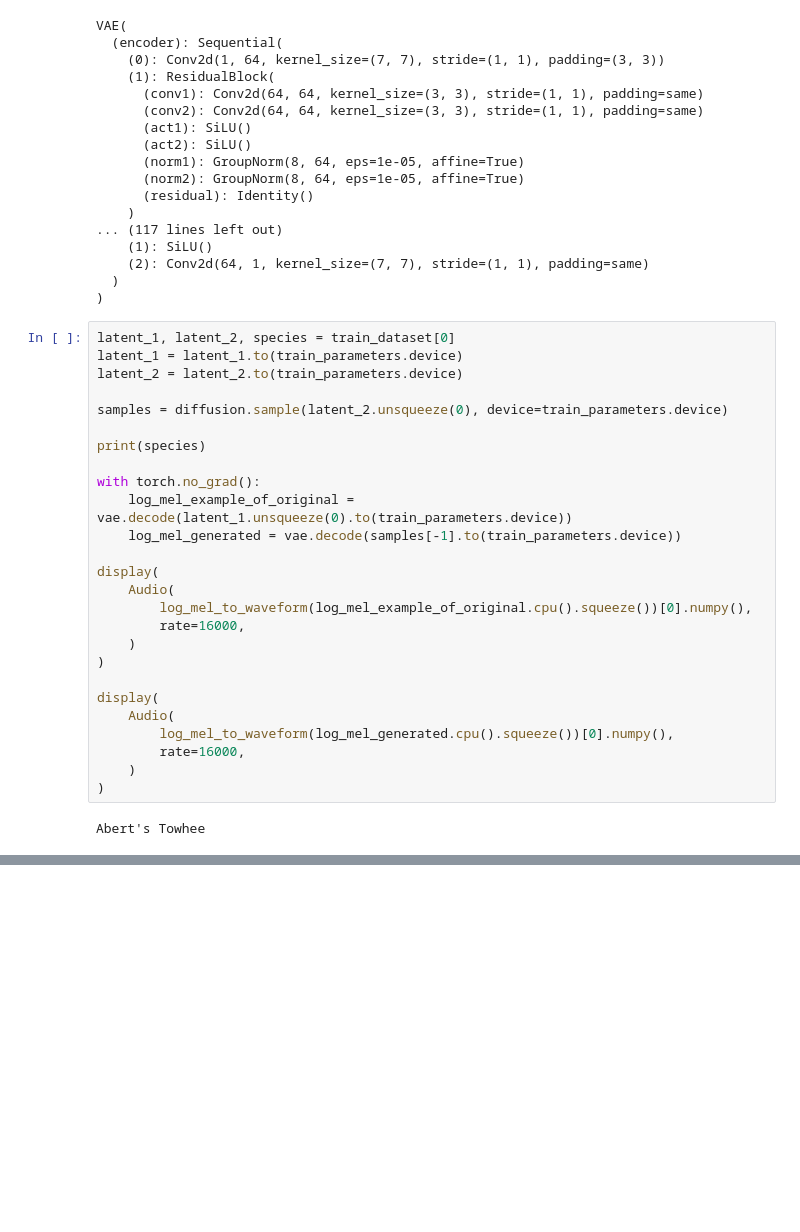
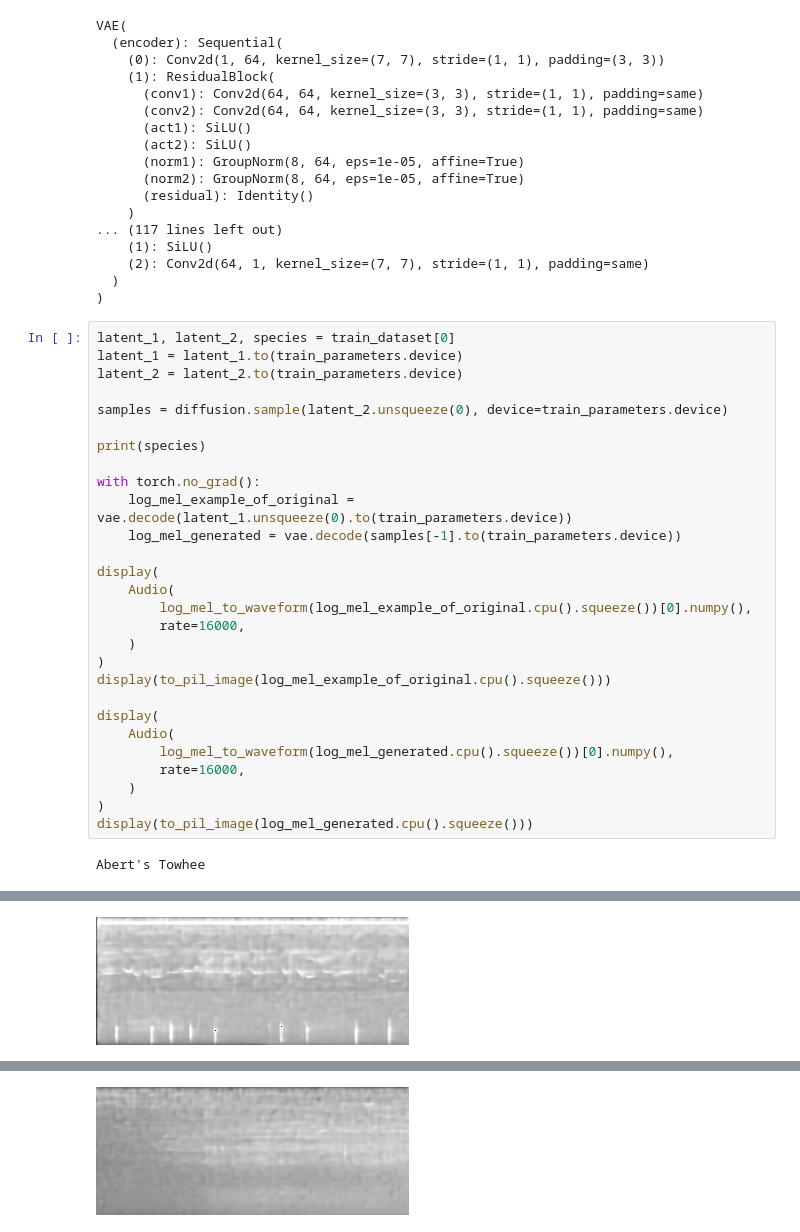
Before and after one commit to rmdluo/Bidirectional-Bird-Call-Bird-Image-Generator, a Jupyter notebook: scripts/test_audio_diffusion.ipynb, the cells around one changed output, grey strips where cells are left out. Saved outputs shown, nothing was run; the diff lists cells and outputs as text; blank space fills up the shorter version.

```diff
--- a/scripts/test_audio_diffusion.ipynb
+++ b/scripts/test_audio_diffusion.ipynb
@@ -118,33 +121,37 @@ VAE(
 # %%
 latent_1, latent_2, species = train_dataset[0]
 latent_1 = latent_1.to(train_parameters.device)
 latent_2 = latent_2.to(train_parameters.device)
 
 samples = diffusion.sample(latent_2.unsqueeze(0), device=train_parameters.device)
 
 print(species)
 
 with torch.no_grad():
     log_mel_example_of_original = vae.decode(latent_1.unsqueeze(0).to(train_parameters.device))
     log_mel_generated = vae.decode(samples[-1].to(train_parameters.device))
 
 display(
     Audio(
         log_mel_to_waveform(log_mel_example_of_original.cpu().squeeze())[0].numpy(),
         rate=16000,
     )
 )
+display(to_pil_image(log_mel_example_of_original.cpu().squeeze()))
 
 display(
     Audio(
         log_mel_to_waveform(log_mel_generated.cpu().squeeze())[0].numpy(),
         rate=16000,
     )
 )
+display(to_pil_image(log_mel_generated.cpu().squeeze()))
 # %% [output]
 Abert's Towhee
 [interactive output not drawn]
+[figure, added]
 [interactive output not drawn]
+[figure, added]
 # %%
 latent_1, latent_2, species = train_dataset[100]
 latent_1 = latent_1.to(train_parameters.device)
```
Also changed, not shown: parts of 3 cells of this notebook, 13 other files.
